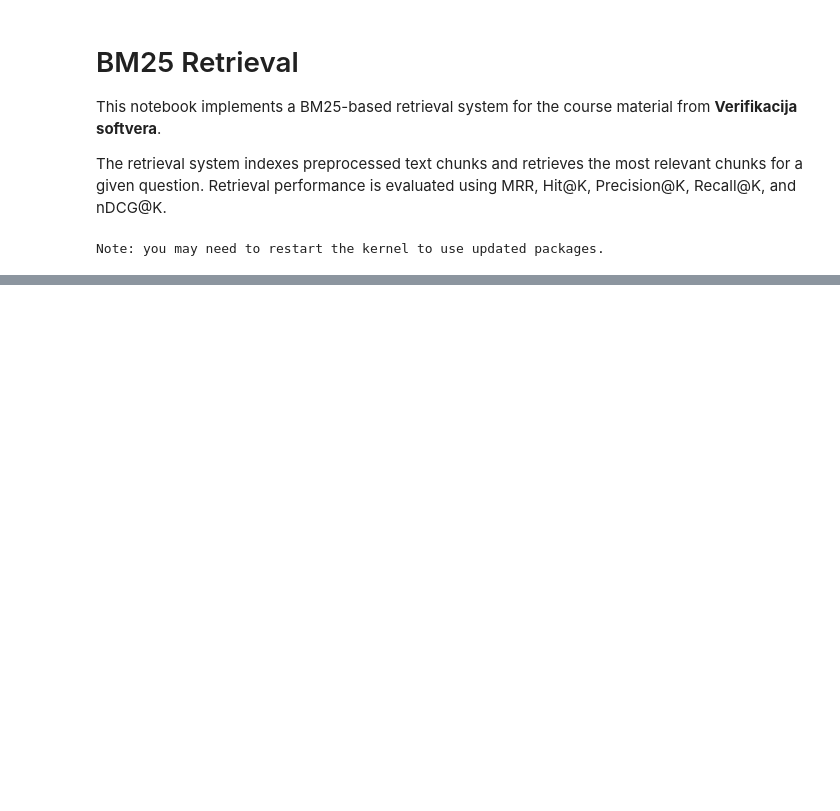
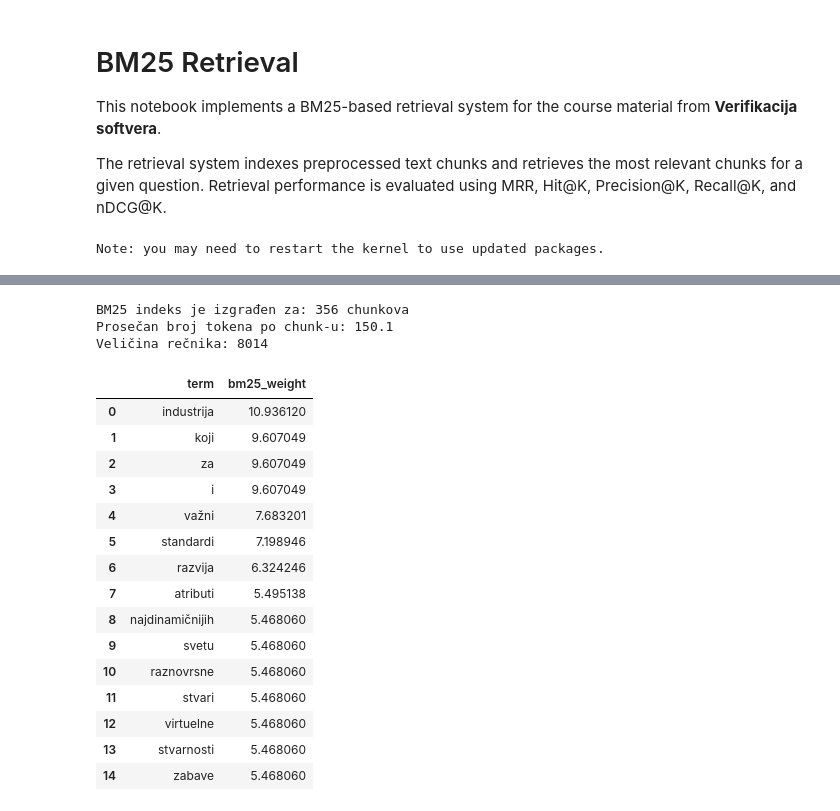
Before and after one commit to anjaanjaa10/Student-Question-Answering-from-Course-Materials, a Jupyter notebook: 05_bm25_retrieval.ipynb, the cells around one changed output, grey strips where cells are left out. Cells and saved outputs as stored; diff of their text form; code cells hidden in the pictures; blank space fills up the shorter version.

```diff
--- a/05_bm25_retrieval.ipynb
+++ b/05_bm25_retrieval.ipynb
@@ -503,0 +206,57 @@ deinstaliraće je često i nakon samo prve greške. Dodatno, negativne recenzije
+# %%
+bm25_index = BM25Okapi(tokenized_documents)
+
+avg_tokens_per_chunk = (
+    sum(map(len, tokenized_documents)) / len(tokenized_documents)
+)
+
+print("BM25 indeks je izgrađen za:", len(tokenized_documents), "chunkova")
+print(f"Prosečan broj tokena po chunk-u: {avg_tokens_per_chunk:.1f}")
+print(f"Veličina rečnika: {len(bm25_index.idf)}")
+# %% [output]
+BM25 indeks je izgrađen za: 356 chunkova
+Prosečan broj tokena po chunk-u: 150.1
+Veličina rečnika: 8014
+# %%
+from collections import Counter
+
+chunk_index = 0
+
+document_tokens = tokenized_documents[chunk_index]
+
+term_frequencies = Counter(document_tokens)
+
+term_weights = {
+    term: freq * bm25_index.idf.get(term, 0.0)
+    for term, freq in term_frequencies.items()
+}
+
+top_terms = sorted(
+    term_weights.items(),
+    key=lambda item: item[1],
+    reverse=True
+)[:15]
+
+bm25_terms_df = pd.DataFrame(
+    top_terms,
+    columns=["term", "bm25_weight"]
+)
+
+bm25_terms_df
+# %% [output]
+|  | term | bm25_weight |
+| 0 | industrija | 10.936120 |
+| 1 | koji | 9.607049 |
+| 2 | za | 9.607049 |
+| 3 | i | 9.607049 |
+| 4 | važni | 7.683201 |
+| 5 | standardi | 7.198946 |
+| 6 | razvija | 6.324246 |
+| 7 | atributi | 5.495138 |
+| 8 | najdinamičnijih | 5.468060 |
+| 9 | svetu | 5.468060 |
+| 10 | raznovrsne | 5.468060 |
+| 11 | stvari | 5.468060 |
+| 12 | virtuelne | 5.468060 |
+| 13 | stvarnosti | 5.468060 |
+| 14 | zabave | 5.468060 |
```
Also changed, not shown: parts of 30 cells of this notebook, 9 other files.
